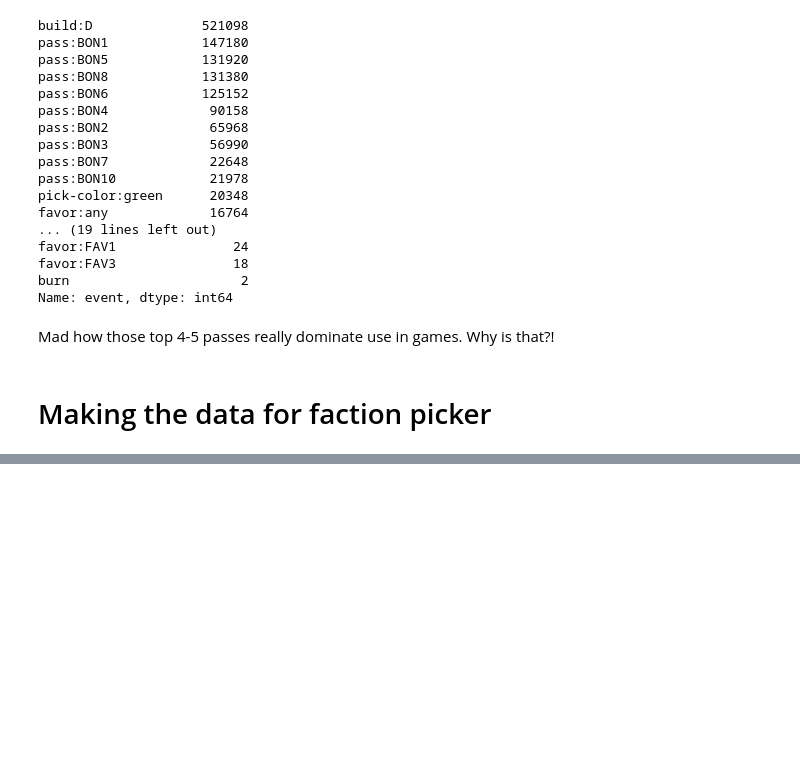
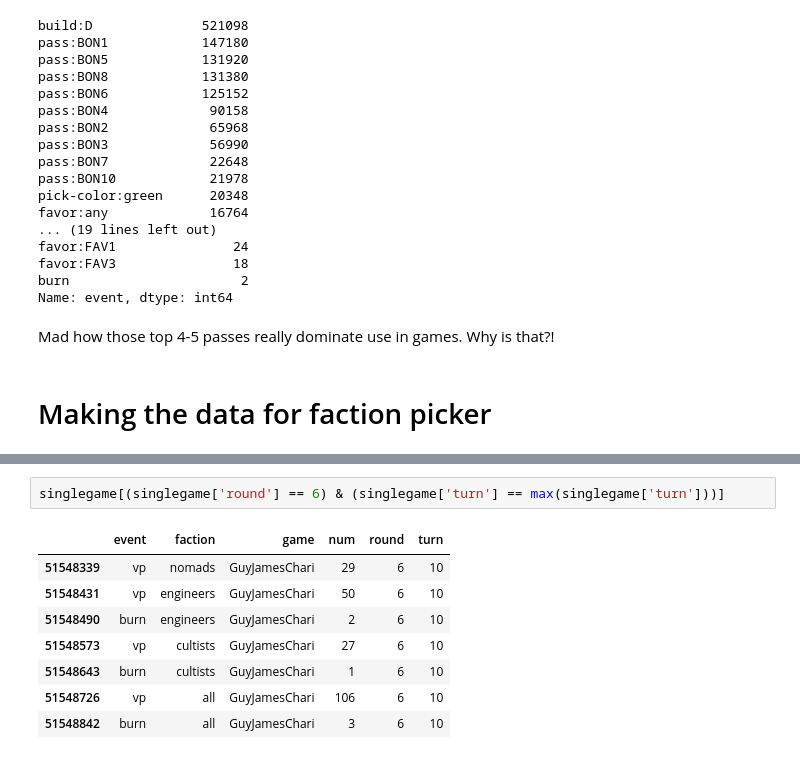
Before and after one commit to guyreading/terrabot, a Jupyter notebook: exploringMapsAndStartingTiles.ipynb, the cells around one changed output, grey strips where cells are left out. Saved outputs shown, nothing was run; the diff lists cells and outputs as text; blank space fills up the shorter version.

```diff
--- a/exploringMapsAndStartingTiles.ipynb
+++ b/exploringMapsAndStartingTiles.ipynb
@@ -291,0 +326,11 @@ Steps:
+# %%
+singlegame[(singlegame['round'] == 6) & (singlegame['turn'] == max(singlegame['turn']))]
+# %% [output]
+|  | event | faction | game | num | round | turn |
+| 51548339 | vp | nomads | GuyJamesChari | 29 | 6 | 10 |
+| 51548431 | vp | engineers | GuyJamesChari | 50 | 6 | 10 |
+| 51548490 | burn | engineers | GuyJamesChari | 2 | 6 | 10 |
+| 51548573 | vp | cultists | GuyJamesChari | 27 | 6 | 10 |
+| 51548643 | burn | cultists | GuyJamesChari | 1 | 6 | 10 |
+| 51548726 | vp | all | GuyJamesChari | 106 | 6 | 10 |
+| 51548842 | burn | all | GuyJamesChari | 3 | 6 | 10 |
```
Also changed, not shown: parts of 9 cells of this notebook, 1 other file.
